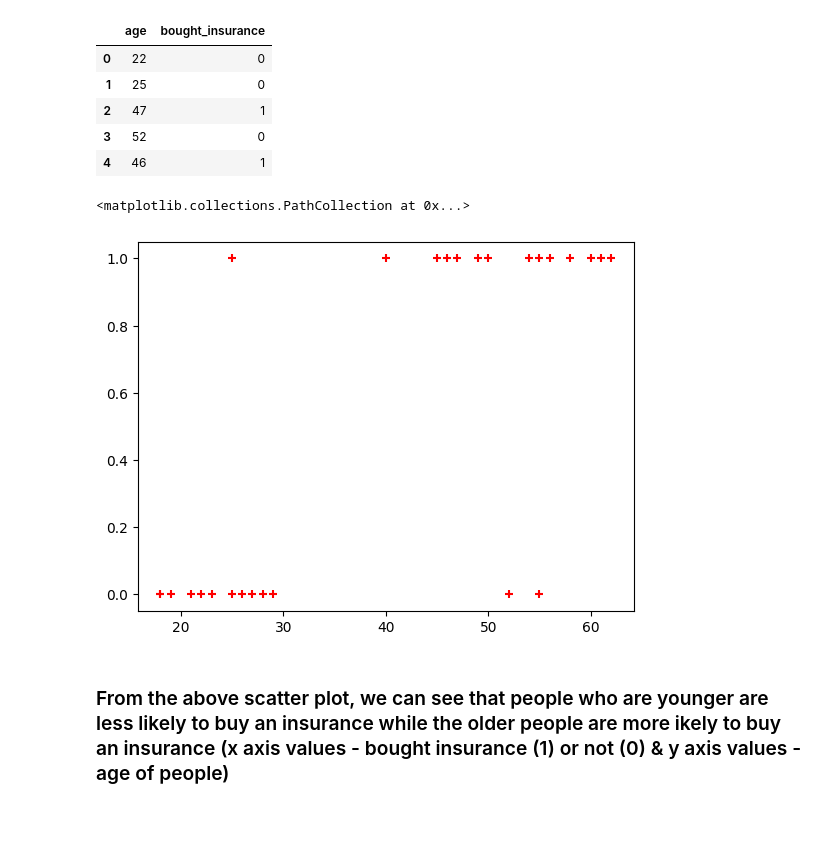
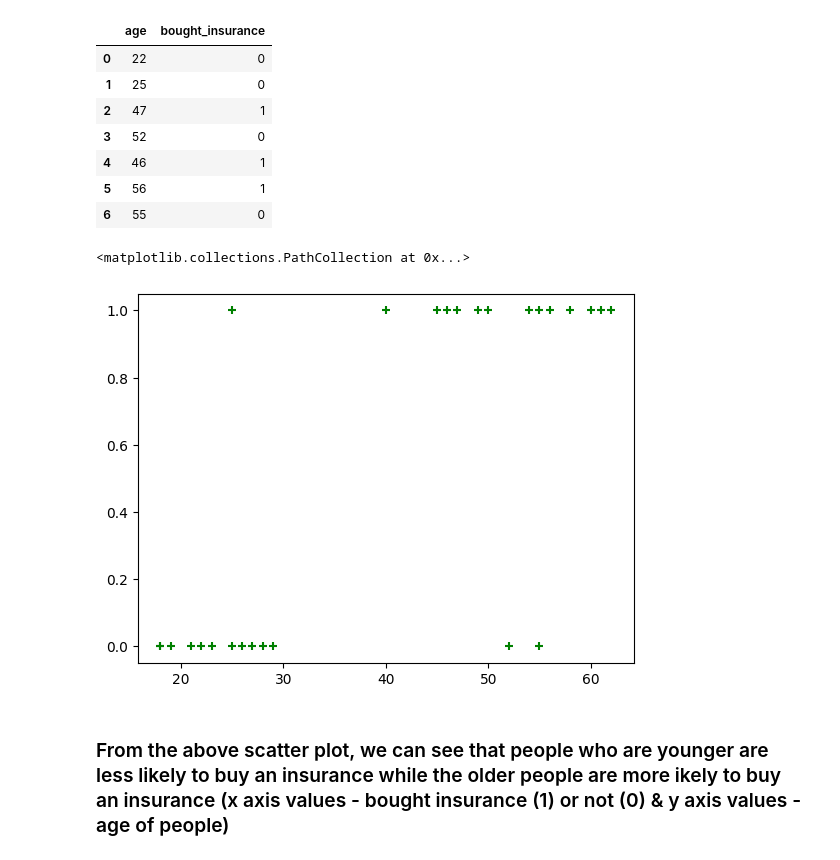
Before and after one commit to suraj-sharma3/Predicting-Soil-Composition, a Jupyter notebook: Regression/logistic_regression_binary_classification.ipynb, the cells around one changed output. Cells and saved outputs as stored; diff of their text form; code cells hidden in the pictures; blank space fills up the shorter version.

```diff
--- a/Regression/logistic_regression_binary_classification.ipynb
+++ b/Regression/logistic_regression_binary_classification.ipynb
@@ -27,7 +43,7 @@ from matplotlib import pyplot as plt
 # %%
 df = pd.read_csv(".\insurance_data.csv")
 # %%
-df.head()
+df.head(7)
 # %% [output]
 |  | age | bought_insurance |
 | 0 | 22 | 0 |
@@ -35,11 +51,13 @@ df.head()
 | 2 | 47 | 1 |
 | 3 | 52 | 0 |
 | 4 | 46 | 1 |
+| 5 | 56 | 1 |
+| 6 | 55 | 0 |
 # %%
-plt.scatter(df.age, df.bought_insurance, marker='+', color="red")
+plt.scatter(df.age, df.bought_insurance, marker='+', color="green")
 # %% [output]
 <matplotlib.collections.PathCollection at 0x...>
-[figure, old version]
+[figure, new version]
 # %% [markdown]
 ### From the above scatter plot, we can see that people who are younger are less likely to buy an insurance while the older people are more ikely to buy an insurance (x axis values - bought insurance (1) or not (0) & y axis values - age of people)
 # %%
```
Also changed, not shown: parts of 14 cells of this notebook, 1 other file.
